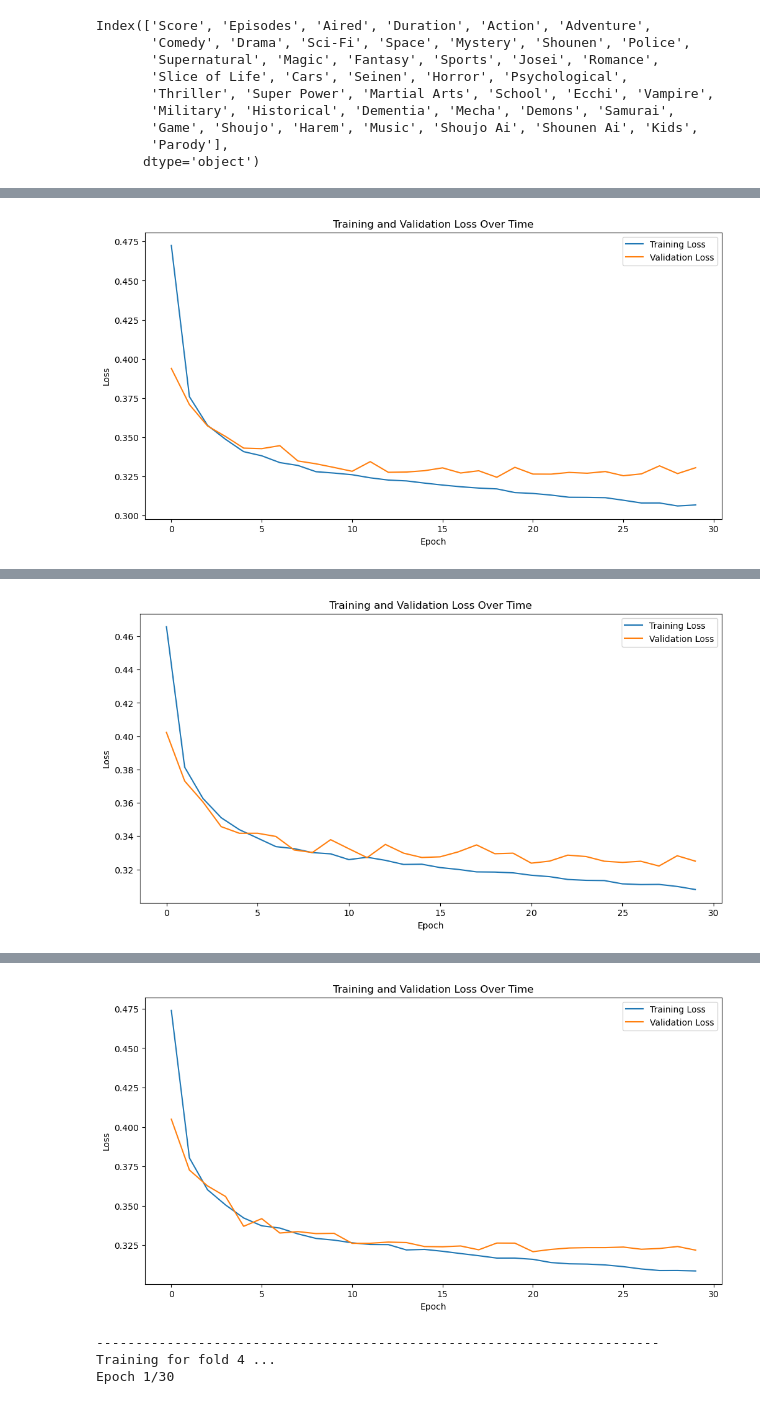
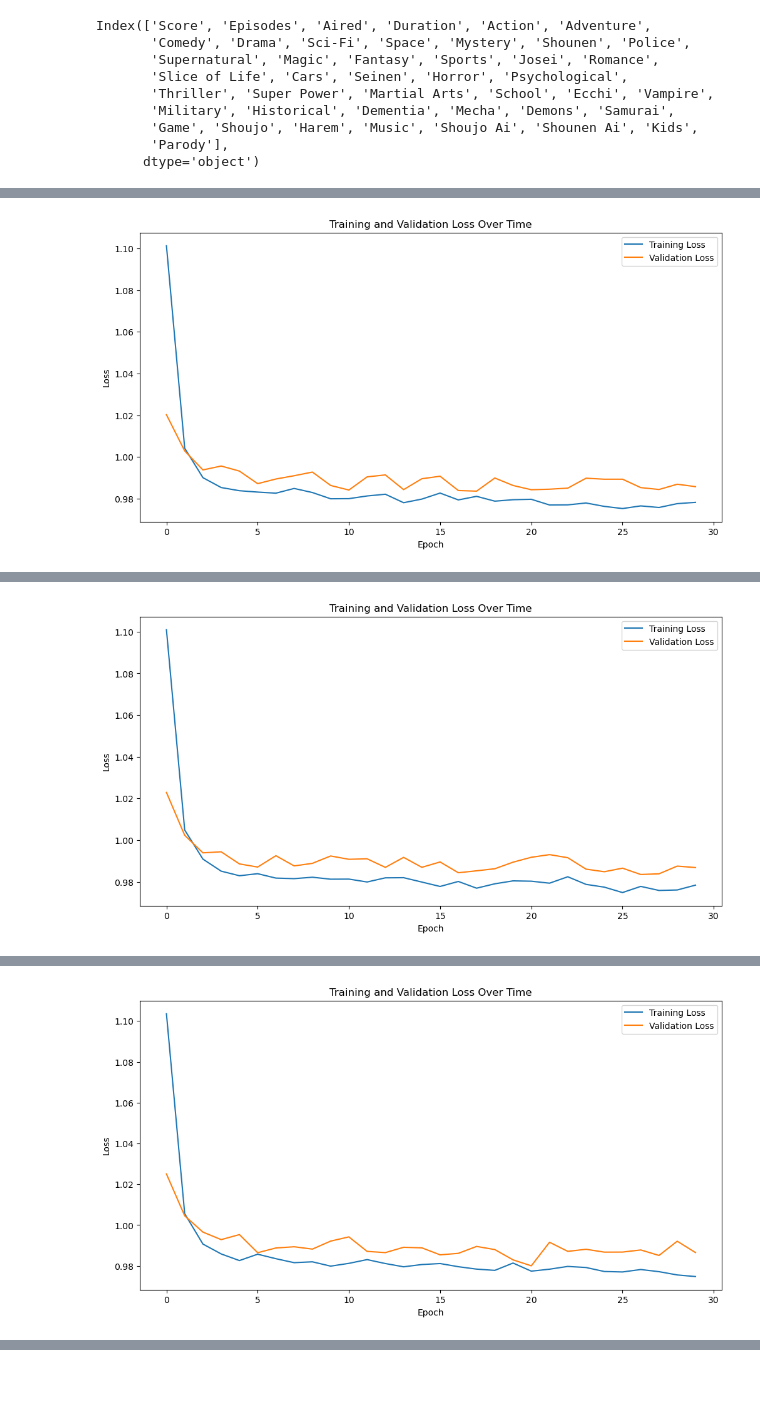
Before and after one commit to AlFarabiDHK/Anime-Recommender, a Jupyter notebook: Neural_Network_no_popularity.ipynb, the cells around one changed output, grey strips where cells are left out. Saved outputs shown, nothing was run; the diff lists cells and outputs as text; code cells hidden in the pictures; blank space fills up the shorter version.

```diff
--- a/Neural_Network_no_popularity.ipynb
+++ b/Neural_Network_no_popularity.ipynb
@@ -341,7 +340,7 @@ for train, test in kfold.split(X, y):
   ])
 
 
-  model.compile(loss='binary_crossentropy', optimizer='adam', metrics=['accuracy'])
+  model.compile(loss='categorical_hinge', optimizer='nadam', metrics=['accuracy'])
 
 
   print('------------------------------------------------------------------------')
@@ -369,0 +383 @@ Epoch 1/30
+[figure, new version]
@@ -387,2 +401,2 @@ Epoch 30/30
-[figure, old version]
+[figure, new version]
 ------------------------------------------------------------------------
@@ -390,0 +419 @@ Epoch 1/30
+[figure, new version]
@@ -408 +436,0 @@ Epoch 30/30
-[figure, old version]
@@ -429,4 +454,0 @@ Epoch 30/30
-[figure, old version]
-------------------------------------------------------------------------
-Training for fold 4 ...
-Epoch 1/30
```
Also changed, not shown: parts of 12 cells of this notebook, 4 other files.
